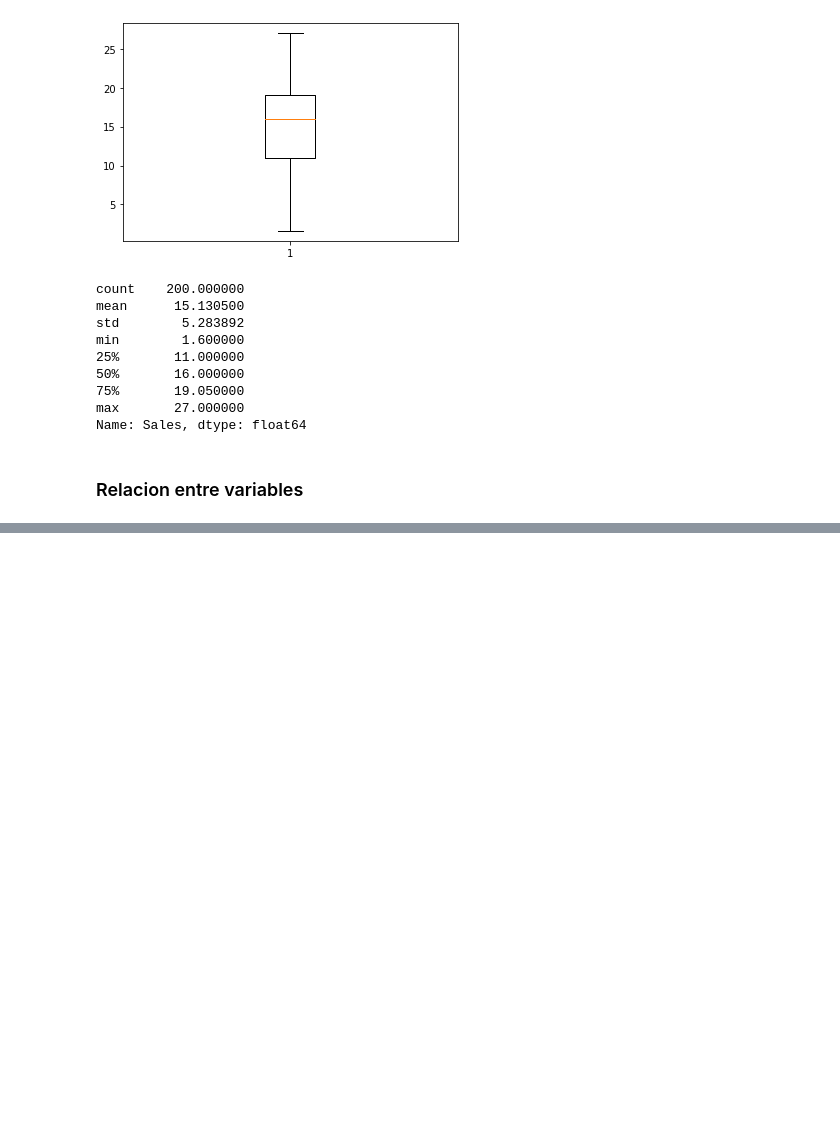
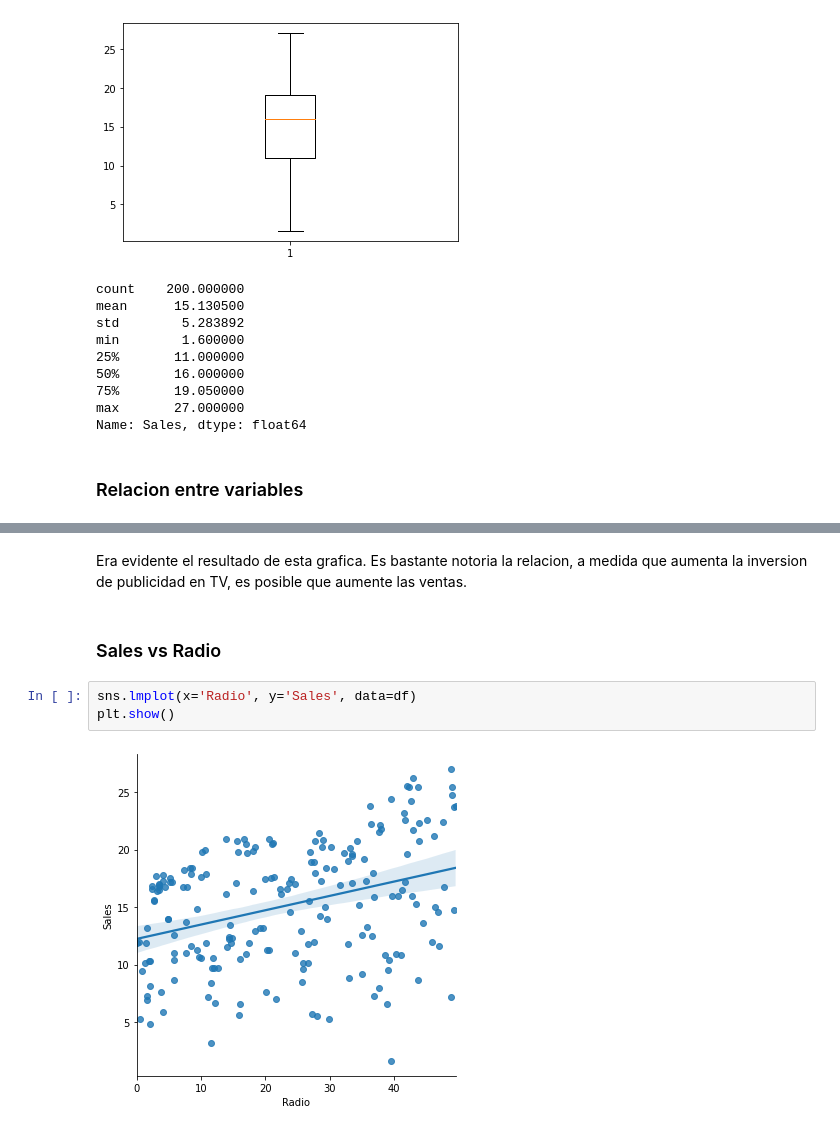
Before and after one commit to ForwardslashJP/Sales_Prediction, a Jupyter notebook: EDA_SalesPrediction.ipynb, the cells around one changed output, grey strips where cells are left out. Saved outputs shown, nothing was run; the diff lists cells and outputs as text; blank space fills up the shorter version.

```diff
--- a/EDA_SalesPrediction.ipynb
+++ b/EDA_SalesPrediction.ipynb
@@ -143,0 +160,9 @@ Name: Sales, dtype: float64
+# %% [markdown]
+Era evidente el resultado de esta grafica. Es bastante notoria la relacion, a medida que aumenta la inversion de publicidad en TV, es posible que aumente las ventas.
+# %% [markdown]
+### Sales vs Radio
+# %%
+sns.lmplot(x='Radio', y='Sales', data=df)
+plt.show()
+# %% [output]
+[figure, added]
```
Also changed, not shown: parts of 13 cells of this notebook.
